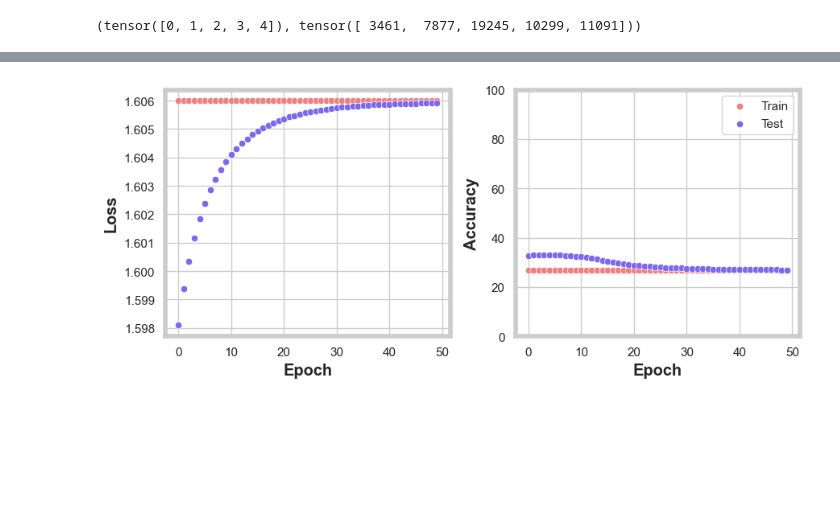
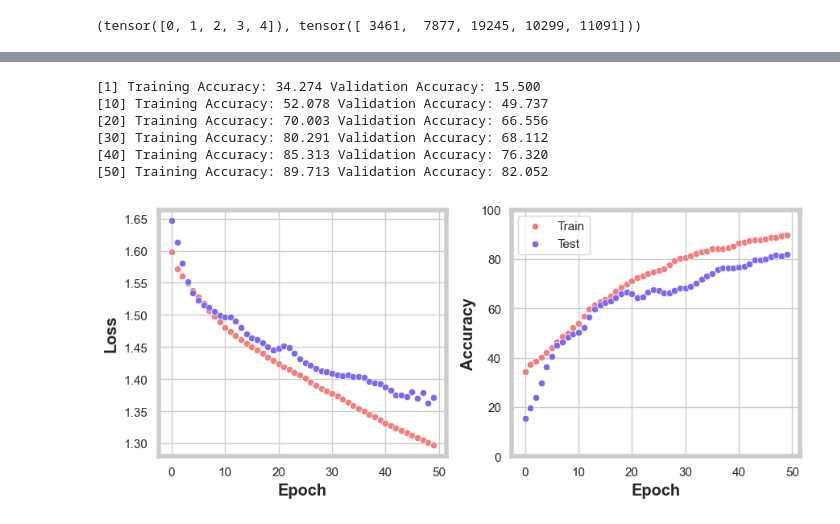
Before and after one commit to joshfuchs/McCells, a Jupyter notebook: nn_classifier.ipynb, the cells around one changed output, grey strips where cells are left out. Saved outputs shown, nothing was run; the diff lists cells and outputs as text; code cells hidden in the pictures; blank space fills up the shorter version.

Commit message:
fix train and validation curves

```diff
--- a/nn_classifier.ipynb
+++ b/nn_classifier.ipynb
@@ -457,24 +488,32 @@ def train(num_epochs):
 
 clf = Network()
 
+num_epochs = 50
 
-accuracy_train_vals, loss_train_vals, accuracy_test_vals, loss_test_vals = train(50)
+accuracy_train_vals, loss_train_vals, accuracy_test_vals, loss_test_vals = train_and_validate(num_epochs)
+# %% [output]
+[1] Training Accuracy: 34.274 Validation Accuracy: 15.500
+[10] Training Accuracy: 52.078 Validation Accuracy: 49.737
+[20] Training Accuracy: 70.003 Validation Accuracy: 66.556
+[30] Training Accuracy: 80.291 Validation Accuracy: 68.112
+[40] Training Accuracy: 85.313 Validation Accuracy: 76.320
+[50] Training Accuracy: 89.713 Validation Accuracy: 82.052
 # %%
-epochs = 50
+
 
 fig, ax = plt.subplots(1,2,figsize=(9,4))
-sns.scatterplot(x=range(epochs),y=loss_train_vals, ax = ax[0],color='lightcoral')
-sns.scatterplot(x=range(epochs),y=accuracy_train_vals, ax = ax[1],color='lightcoral',label='Train')
+sns.scatterplot(x=range(num_epochs),y=loss_train_vals, ax = ax[0],color='lightcoral')
+sns.scatterplot(x=range(num_epochs),y=accuracy_train_vals, ax = ax[1],color='lightcoral',label='Train')
 
-sns.scatterplot(x=range(epochs),y=loss_test_vals, ax = ax[0],color='mediumslateblue')
-sns.scatterplot(x=range(epochs),y=accuracy_test_vals, ax = ax[1],color='mediumslateblue',label='Test')
+sns.scatterplot(x=range(num_epochs),y=loss_test_vals, ax = ax[0],color='mediumslateblue')
+sns.scatterplot(x=range(num_epochs),y=accuracy_test_vals, ax = ax[1],color='mediumslateblue',label='Test')
 
 
 ax[0].set_xlabel('Epoch')
 ax[1].set_xlabel('Epoch')
 ax[0].set_ylabel('Loss')
 ax[1].set_ylabel('Accuracy')
 ax[1].set_ylim((0,100))
 fig.show()
 # %% [output]
-[figure, old version]
+[figure, new version]
```
Also changed, not shown: parts of 8 cells of this notebook.
